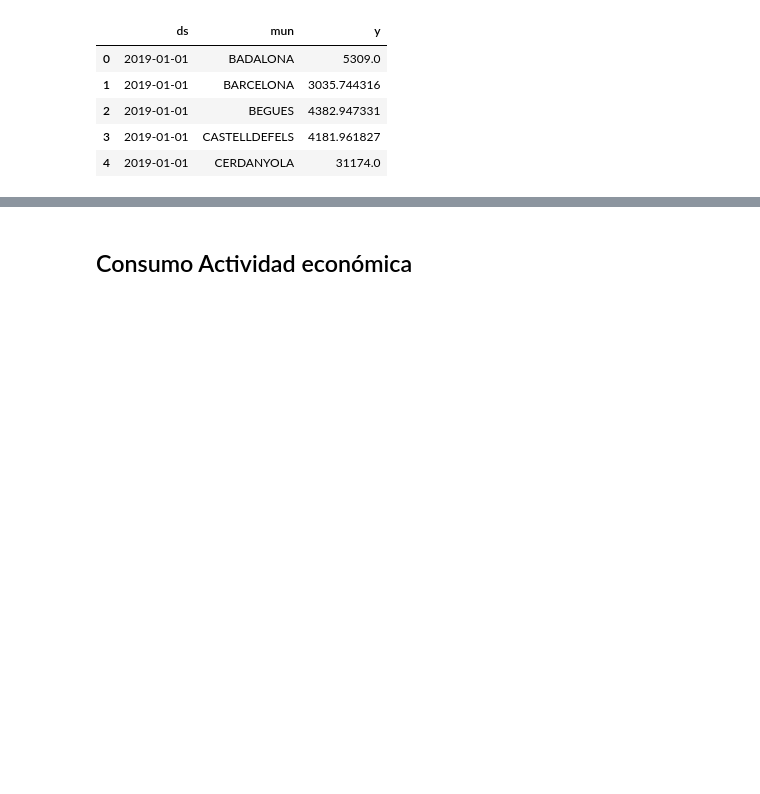
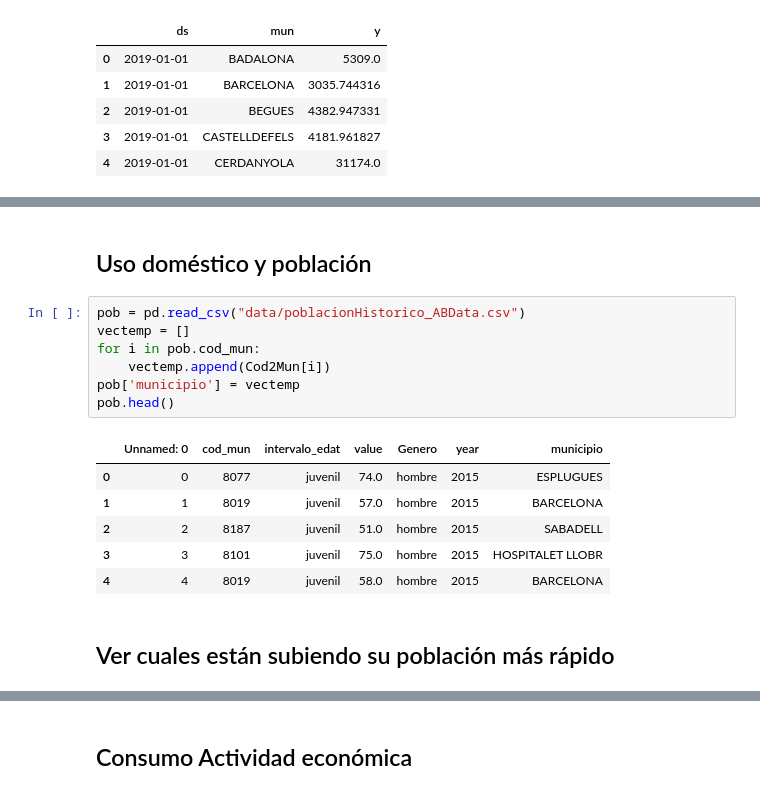
Before and after one commit to Jairo22EnriqueTec/AiguesBarcelona, a Jupyter notebook: Uso domestico.ipynb, the cells around one changed output, grey strips where cells are left out. Drawn from its saved outputs; the diff is of its cells as text; blank space fills up the shorter version.

```diff
--- a/Uso domestico.ipynb
+++ b/Uso domestico.ipynb
@@ -83,0 +157,18 @@ analyze(Temp, name = 'Uso doméstico Barcelona', gt_0 = True, max_ = None, prior
+# %% [markdown]
+## Uso doméstico y población
+# %%
+pob = pd.read_csv("data/poblacionHistorico_ABData.csv")
+vectemp = []
+for i in pob.cod_mun:
+    vectemp.append(Cod2Mun[i])
+pob['municipio'] = vectemp
+pob.head()
+# %% [output]
+|  | Unnamed: 0 | cod_mun | intervalo_edat | value | Genero | year | municipio |
+| 0 | 0 | 8077 | juvenil | 74.0 | hombre | 2015 | ESPLUGUES |
+| 1 | 1 | 8019 | juvenil | 57.0 | hombre | 2015 | BARCELONA |
+| 2 | 2 | 8187 | juvenil | 51.0 | hombre | 2015 | SABADELL |
+| 3 | 3 | 8101 | juvenil | 75.0 | hombre | 2015 | HOSPITALET LLOBR |
+| 4 | 4 | 8019 | juvenil | 58.0 | hombre | 2015 | BARCELONA |
+# %% [markdown]
+## Ver cuales están subiendo su población más rápido
```
Also changed, not shown: parts of 23 cells of this notebook, 2 other files.
